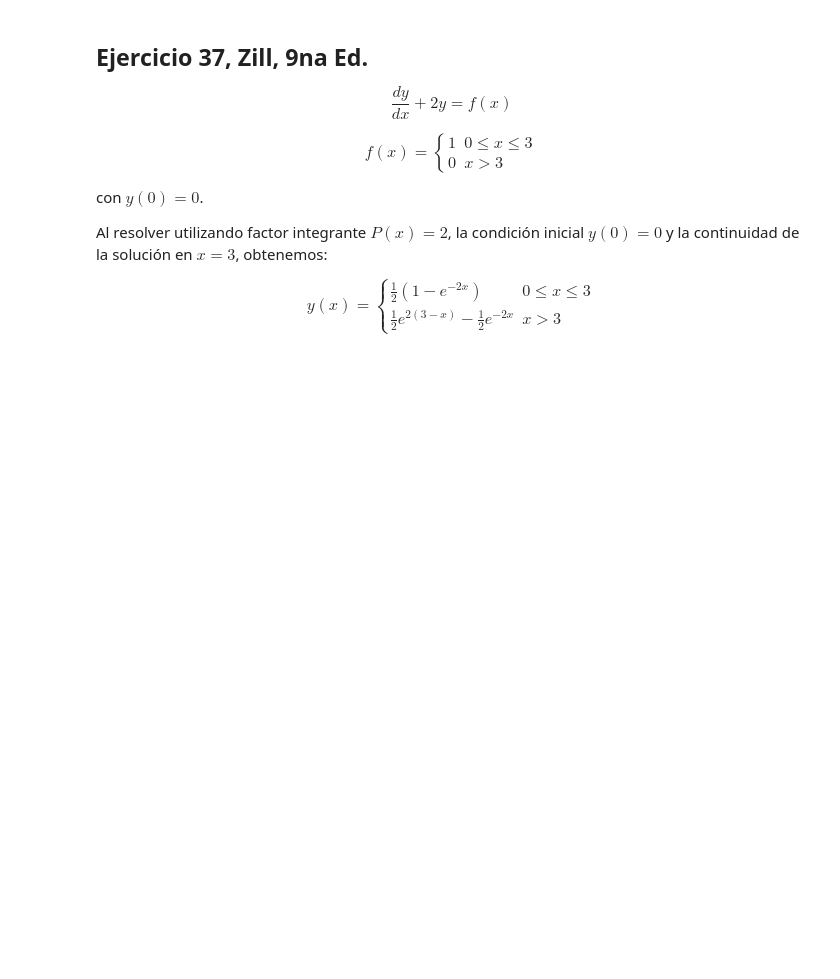
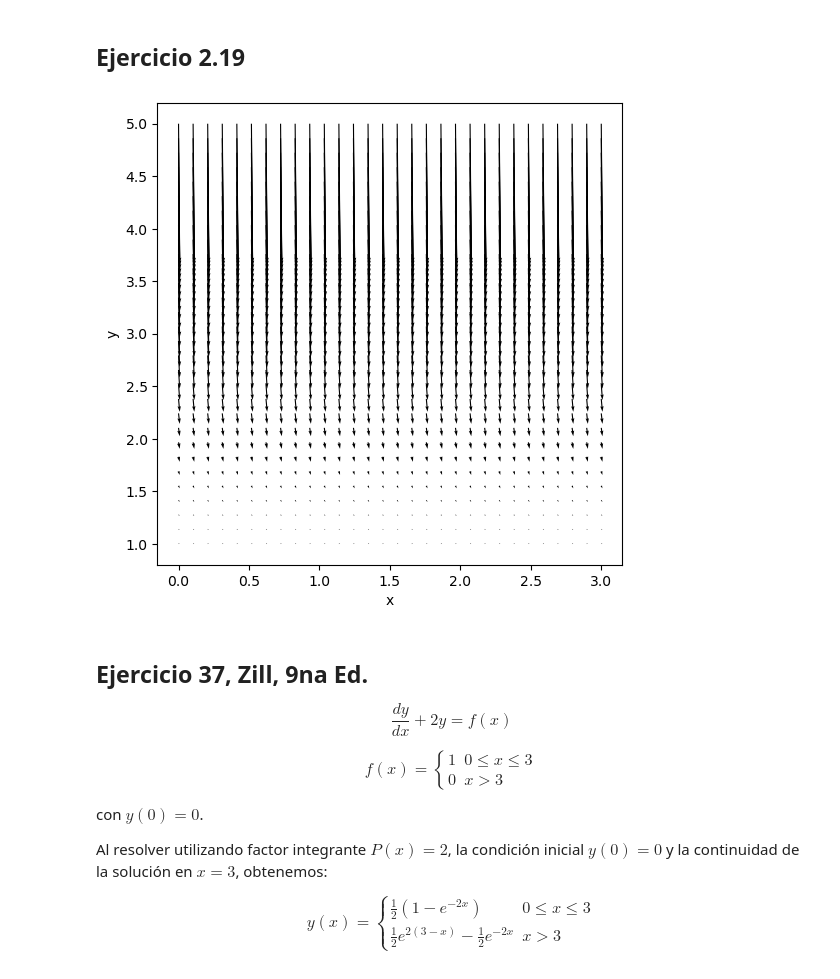
Before and after one commit to jhabriel/edo_fcq_2024, a Jupyter notebook: clase_03.ipynb, the cells around one changed output. Saved outputs shown, nothing was run; the diff lists cells and outputs as text; code cells hidden in the pictures; blank space fills up the shorter version.

```diff
--- a/clase_03.ipynb
+++ b/clase_03.ipynb
@@ -3,0 +28,19 @@ import matplotlib.pyplot as plt
+# %% [markdown]
+## Ejercicio 2.19
+# %%
+# Campo direccional para la ecuación autónoma
+def dx_dy(y):
+    return y - y ** 3
+
+X, Y = np.meshgrid(np.linspace(0, 3, 30), np.linspace(1, 5, 30))
+U = np.ones_like(X)
+V = dx_dy(Y)
+
+fig, ax = plt.subplots(figsize=(6, 6))
+
+ax.quiver(X, Y, U, V, scale=400)
+
+ax.set(xlabel="x", ylabel="y")
+plt.show()
+# %% [output]
+[figure, added]
```
Also changed, not shown: parts of 3 cells of this notebook.
